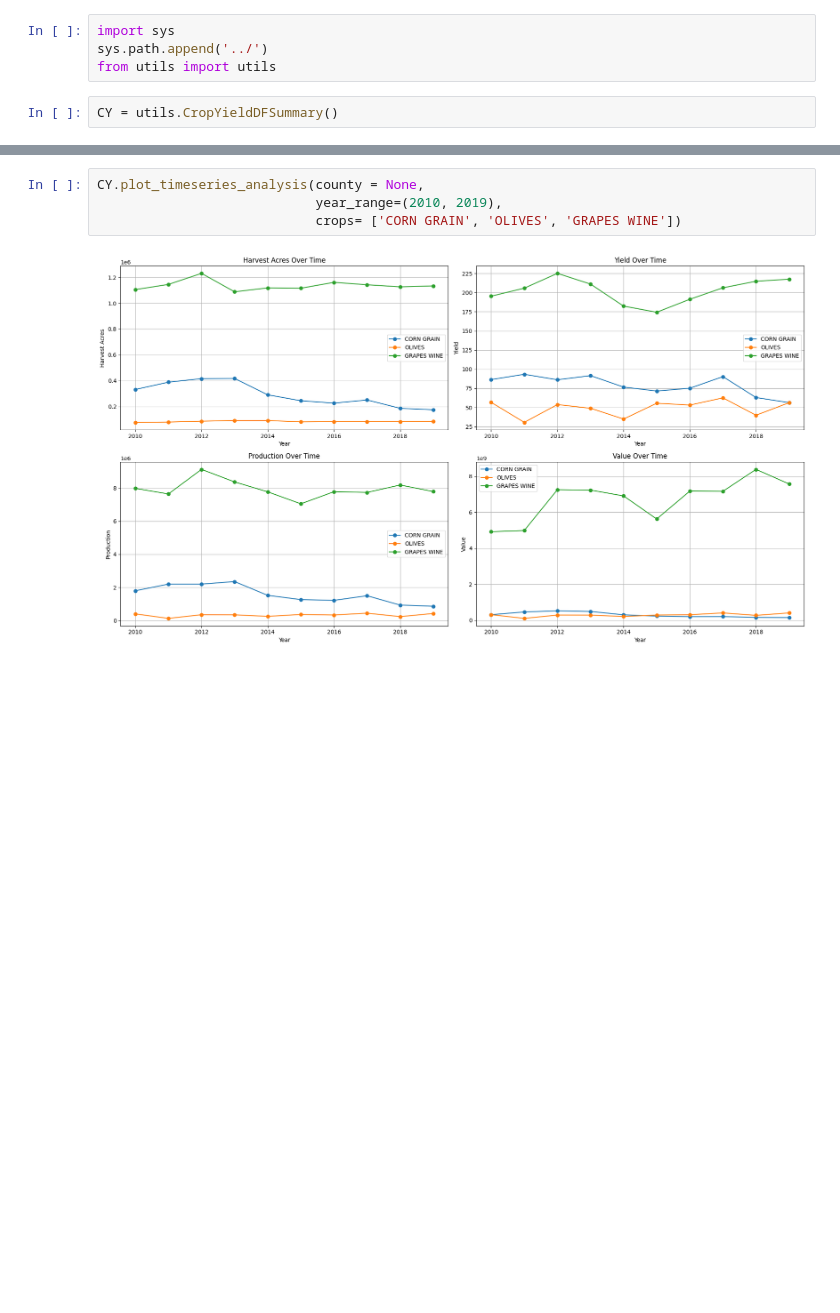
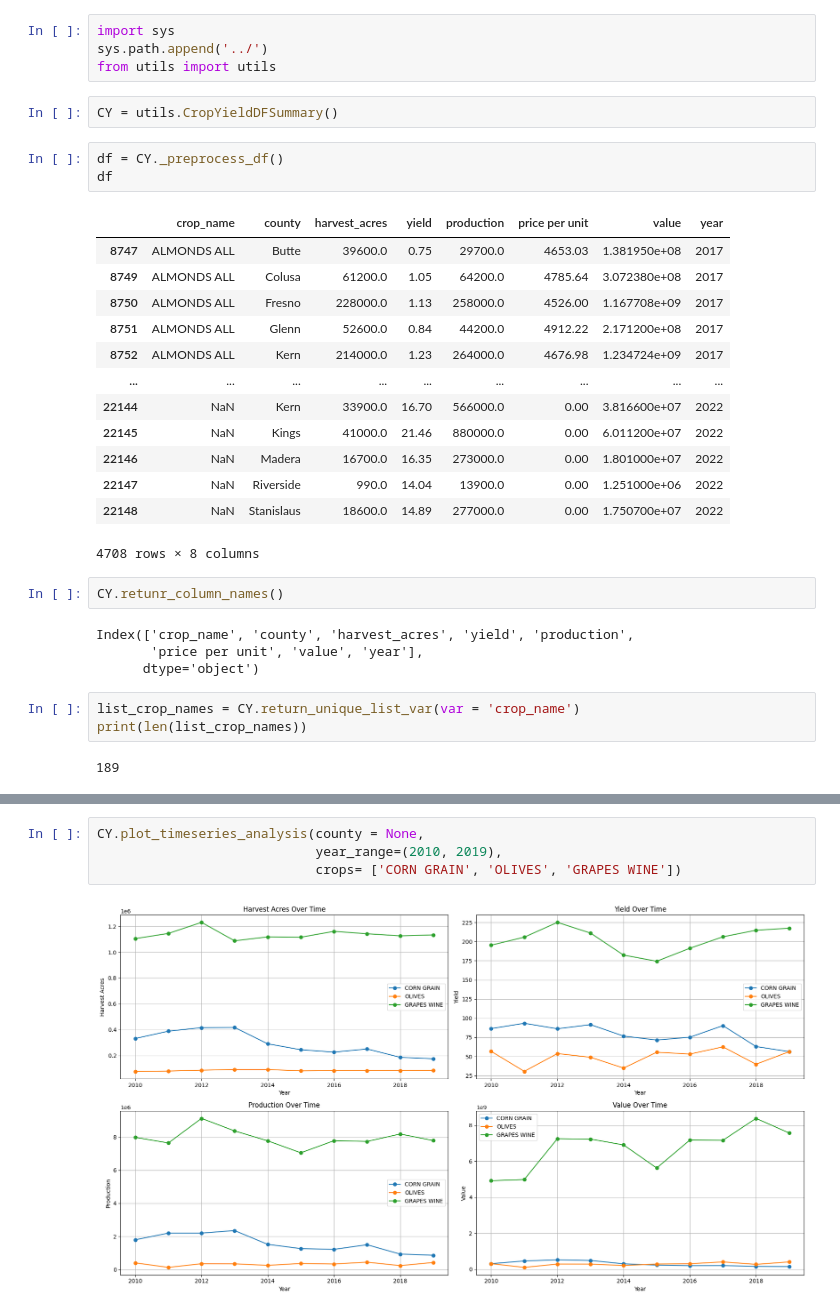
Before and after one commit to plant-ai-biophysics-lab/california-crop-yield-benchmark, a Jupyter notebook: EDA/YieldObs.ipynb, the cells around one changed output, grey strips where cells are left out. Saved outputs shown, nothing was run; the diff lists cells and outputs as text; blank space fills up the shorter version.

```diff
--- a/EDA/YieldObs.ipynb
+++ b/EDA/YieldObs.ipynb
@@ -9,3 +9,31 @@ sys.path.append('../')
 from utils import utils
 # %%
 CY = utils.CropYieldDFSummary()
+# %%
+df = CY._preprocess_df()
+df
+# %% [output]
+|  | crop_name | county | harvest_acres | yield | production | price per unit | value | year |
+| 8747 | ALMONDS ALL | Butte | 39600.0 | 0.75 | 29700.0 | 4653.03 | 1.381950e+08 | 2017 |
+| 8749 | ALMONDS ALL | Colusa | 61200.0 | 1.05 | 64200.0 | 4785.64 | 3.072380e+08 | 2017 |
+| 8750 | ALMONDS ALL | Fresno | 228000.0 | 1.13 | 258000.0 | 4526.00 | 1.167708e+09 | 2017 |
+| 8751 | ALMONDS ALL | Glenn | 52600.0 | 0.84 | 44200.0 | 4912.22 | 2.171200e+08 | 2017 |
+| 8752 | ALMONDS ALL | Kern | 214000.0 | 1.23 | 264000.0 | 4676.98 | 1.234724e+09 | 2017 |
+| ... | ... | ... | ... | ... | ... | ... | ... | ... |
+| 22144 | NaN | Kern | 33900.0 | 16.70 | 566000.0 | 0.00 | 3.816600e+07 | 2022 |
+| 22145 | NaN | Kings | 41000.0 | 21.46 | 880000.0 | 0.00 | 6.011200e+07 | 2022 |
+| 22146 | NaN | Madera | 16700.0 | 16.35 | 273000.0 | 0.00 | 1.801000e+07 | 2022 |
+| 22147 | NaN | Riverside | 990.0 | 14.04 | 13900.0 | 0.00 | 1.251000e+06 | 2022 |
+| 22148 | NaN | Stanislaus | 18600.0 | 14.89 | 277000.0 | 0.00 | 1.750700e+07 | 2022 |
+4708 rows × 8 columns
+# %%
+CY.retunr_column_names()
+# %% [output]
+Index(['crop_name', 'county', 'harvest_acres', 'yield', 'production',
+       'price per unit', 'value', 'year'],
+      dtype='object')
+# %%
+list_crop_names = CY.return_unique_list_var(var = 'crop_name')
+print(len(list_crop_names))
+# %% [output]
+189
```
Also changed, not shown: parts of 5 cells of this notebook, 3 other files.
